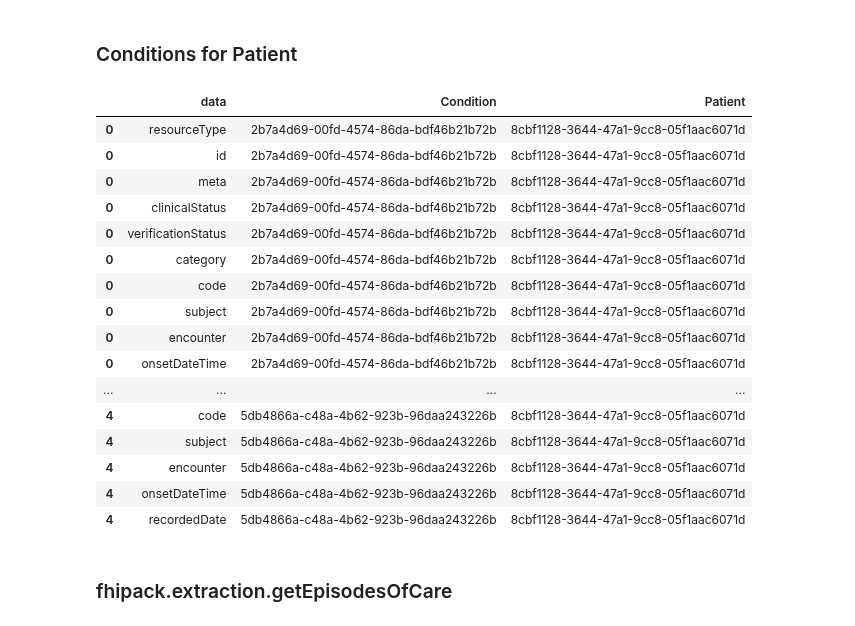
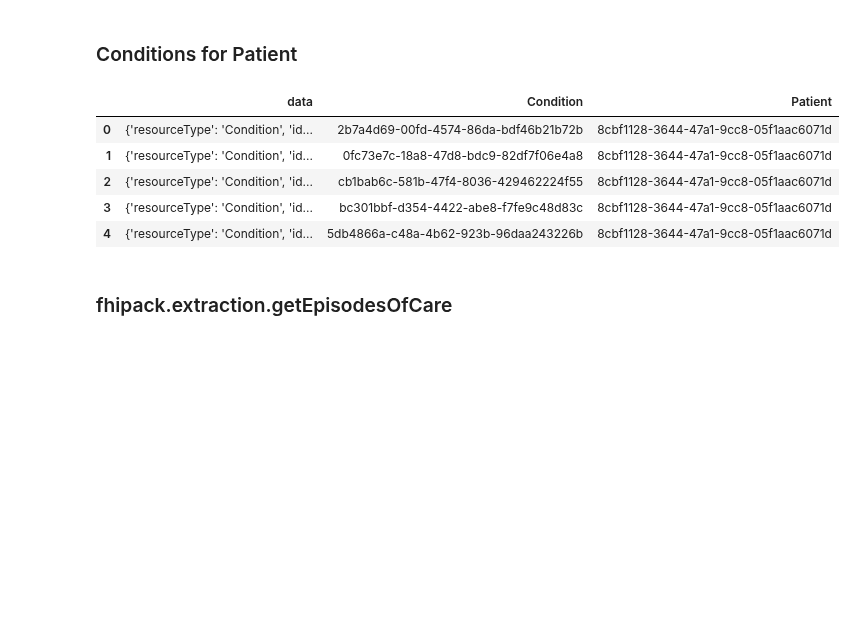
Before and after one commit to fhirpack/fhirpack, a Jupyter notebook: docs/examples/usage.ipynb, the cells around one changed output. Drawn from its saved outputs; the diff is of its cells as text; code cells hidden in the pictures; blank space fills up the shorter version.

```diff
--- a/docs/examples/usage.ipynb
+++ b/docs/examples/usage.ipynb
@@ -548,25 +548,14 @@ conditions
 # %% [markdown]
 ### Conditions for Patient
 # %%
-pack.getPatients(['8cbf1128-3644-47a1-9cc8-05f1aac6071d']).getConditions().explode()
+pack.getPatients(['8cbf1128-3644-47a1-9cc8-05f1aac6071d']).getConditions()
 # %% [output]
 |  | data | Condition | Patient |
-| 0 | resourceType | 2b7a4d69-00fd-4574-86da-bdf46b21b72b | 8cbf1128-3644-47a1-9cc8-05f1aac6071d |
-| 0 | id | 2b7a4d69-00fd-4574-86da-bdf46b21b72b | 8cbf1128-3644-47a1-9cc8-05f1aac6071d |
-| 0 | meta | 2b7a4d69-00fd-4574-86da-bdf46b21b72b | 8cbf1128-3644-47a1-9cc8-05f1aac6071d |
-| 0 | clinicalStatus | 2b7a4d69-00fd-4574-86da-bdf46b21b72b | 8cbf1128-3644-47a1-9cc8-05f1aac6071d |
-| 0 | verificationStatus | 2b7a4d69-00fd-4574-86da-bdf46b21b72b | 8cbf1128-3644-47a1-9cc8-05f1aac6071d |
-| 0 | category | 2b7a4d69-00fd-4574-86da-bdf46b21b72b | 8cbf1128-3644-47a1-9cc8-05f1aac6071d |
-| 0 | code | 2b7a4d69-00fd-4574-86da-bdf46b21b72b | 8cbf1128-3644-47a1-9cc8-05f1aac6071d |
-| 0 | subject | 2b7a4d69-00fd-4574-86da-bdf46b21b72b | 8cbf1128-3644-47a1-9cc8-05f1aac6071d |
-| 0 | encounter | 2b7a4d69-00fd-4574-86da-bdf46b21b72b | 8cbf1128-3644-47a1-9cc8-05f1aac6071d |
-| 0 | onsetDateTime | 2b7a4d69-00fd-4574-86da-bdf46b21b72b | 8cbf1128-3644-47a1-9cc8-05f1aac6071d |
-| ... | ... | ... | ... |
-| 4 | code | 5db4866a-c48a-4b62-923b-96daa243226b | 8cbf1128-3644-47a1-9cc8-05f1aac6071d |
-| 4 | subject | 5db4866a-c48a-4b62-923b-96daa243226b | 8cbf1128-3644-47a1-9cc8-05f1aac6071d |
-| 4 | encounter | 5db4866a-c48a-4b62-923b-96daa243226b | 8cbf1128-3644-47a1-9cc8-05f1aac6071d |
-| 4 | onsetDateTime | 5db4866a-c48a-4b62-923b-96daa243226b | 8cbf1128-3644-47a1-9cc8-05f1aac6071d |
-| 4 | recordedDate | 5db4866a-c48a-4b62-923b-96daa243226b | 8cbf1128-3644-47a1-9cc8-05f1aac6071d |
+| 0 | {'resourceType': 'Condition', 'id... | 2b7a4d69-00fd-4574-86da-bdf46b21b72b | 8cbf1128-3644-47a1-9cc8-05f1aac6071d |
+| 1 | {'resourceType': 'Condition', 'id... | 0fc73e7c-18a8-47d8-bdc9-82df7f06e4a8 | 8cbf1128-3644-47a1-9cc8-05f1aac6071d |
+| 2 | {'resourceType': 'Condition', 'id... | cb1bab6c-581b-47f4-8036-429462224f55 | 8cbf1128-3644-47a1-9cc8-05f1aac6071d |
+| 3 | {'resourceType': 'Condition', 'id... | bc301bbf-d354-4422-abe8-f7fe9c48d83c | 8cbf1128-3644-47a1-9cc8-05f1aac6071d |
+| 4 | {'resourceType': 'Condition', 'id... | 5db4866a-c48a-4b62-923b-96daa243226b | 8cbf1128-3644-47a1-9cc8-05f1aac6071d |
 # %% [markdown]
 ### fhipack.extraction.getEpisodesOfCare
 # %%
```
Also changed, not shown: parts of 1 cell of this notebook, 2 other files.
